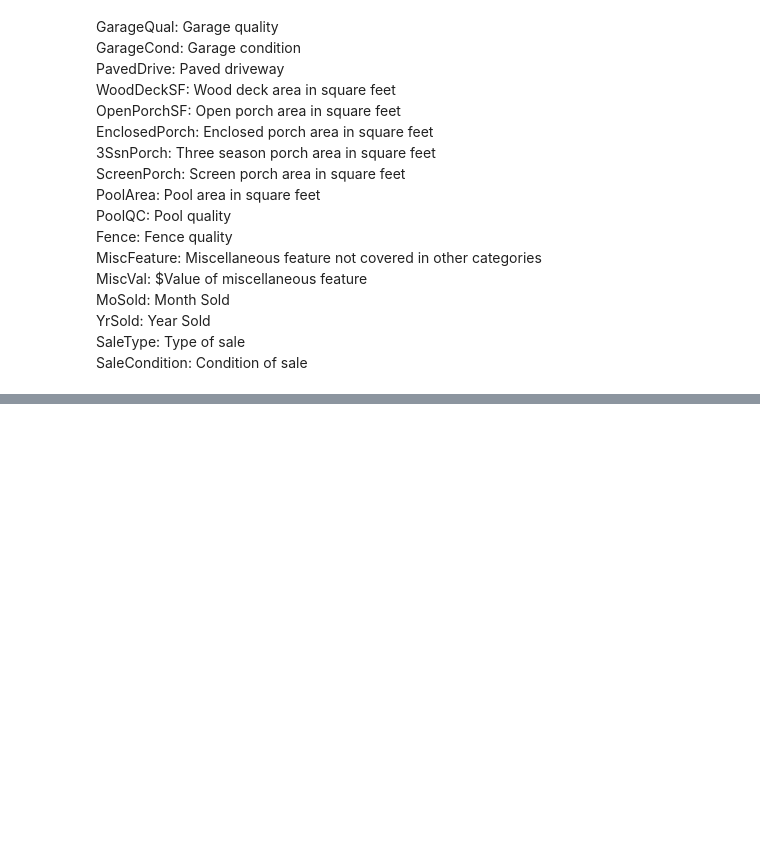
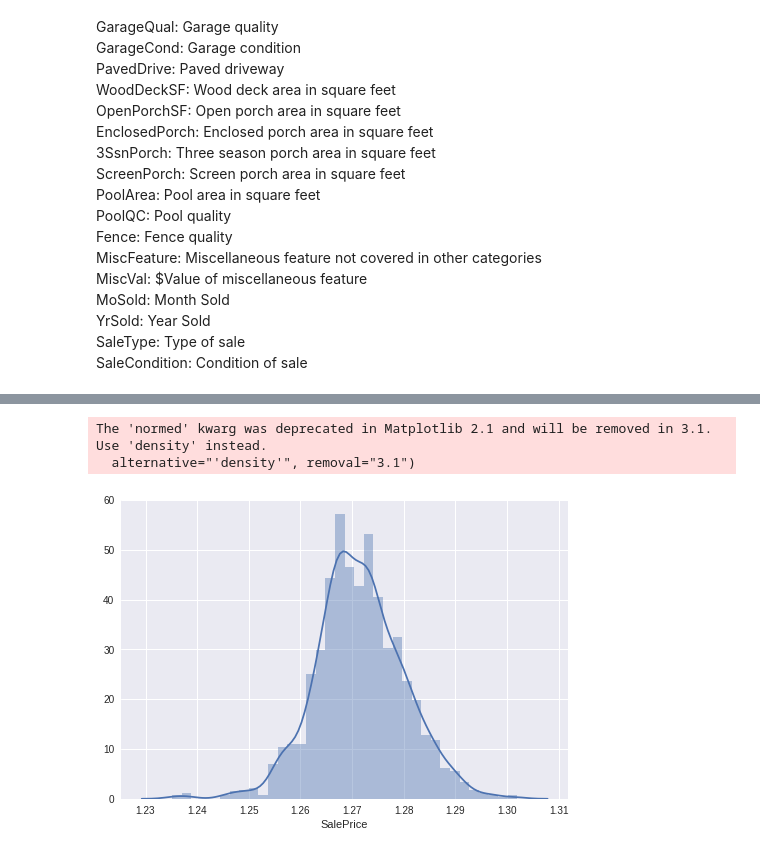
Before and after one commit to leovcunha/house-prices-advanced-regression, a Jupyter notebook: house_prices.ipynb, the cells around one changed output, grey strips where cells are left out. Cells and saved outputs as stored; diff of their text form; code cells hidden in the pictures; blank space fills up the shorter version.

```diff
--- a/house_prices.ipynb
+++ b/house_prices.ipynb
@@ -86,0 +234,2 @@ SaleCondition: Condition of sale
+# %%
+X_train2 = X_train2.drop(['MiscVal','YrSold','OverallCond','EnclosedPorch'], axis=1);
@@ -86,0 +238,2 @@ SaleCondition: Condition of sale
+# %%
+X_train2['MSSubClass'] = X_train2['MSSubClass'].astype(str)
@@ -86,0 +255,7 @@ SaleCondition: Condition of sale
+# %%
+X_train2["SalePrice"] = np.log1p(X_train2["SalePrice"])
+sns.distplot(X_train2['SalePrice']);
+# %% [output]
+The 'normed' kwarg was deprecated in Matplotlib 2.1 and will be removed in 3.1. Use 'density' instead.
+  alternative="'density'", removal="3.1")
+[figure, added]
```
Also changed, not shown: parts of 26 cells of this notebook.
